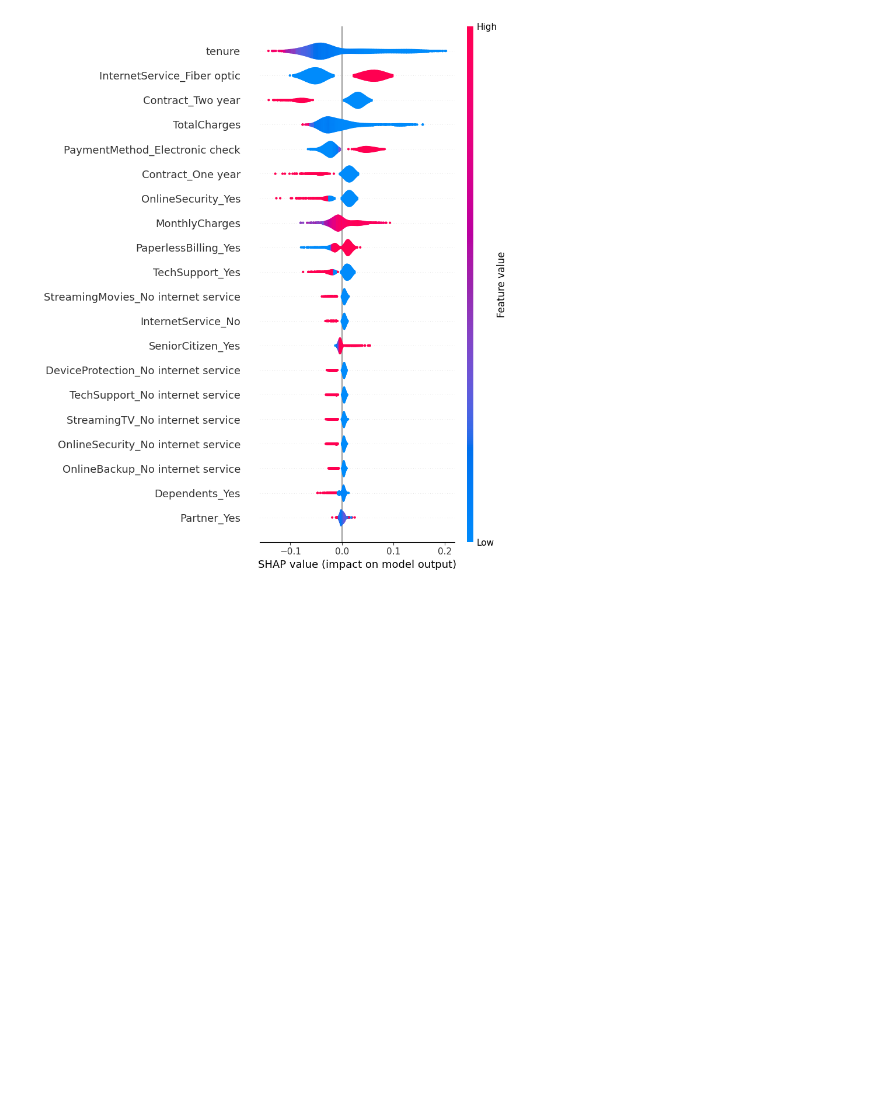
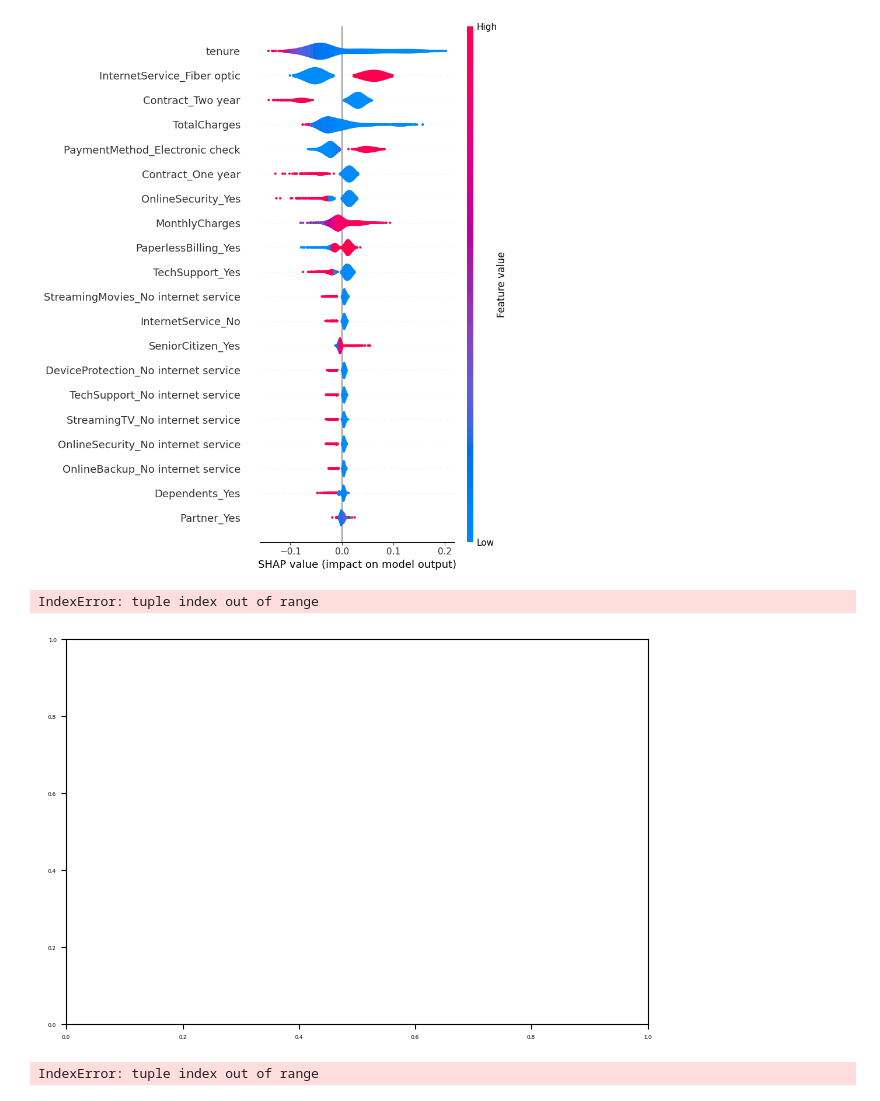
Before and after one commit to stefanoaragoni/CC31062024_Proyecto1, a Jupyter notebook: proyecto1.ipynb, the cells around one changed output. Saved outputs shown, nothing was run; the diff lists cells and outputs as text; code cells hidden in the pictures; blank space fills up the shorter version.

```diff
--- a/proyecto1.ipynb
+++ b/proyecto1.ipynb
@@ -934,2 +933,11 @@ shap.summary_plot(shap_values_rf[:, :, 1], X_test, plot_type='violin', max_displ
 # %% [output]
 [figure]
+# %%
+shap.dependence_plot('tenure', shap_values_dt[:, :, 1], X_test, interaction_index='MonthlyCharges')
+# %% [output]
+IndexError: tuple index out of range
+[figure, added]
+# %%
+shap.force_plot(explainer_dt.expected_value[0], shap_values_dt[0, :, 1][0, :], X_test.iloc[0, :])
+# %% [output]
+IndexError: tuple index out of range
```
Also changed, not shown: parts of 23 cells of this notebook.
